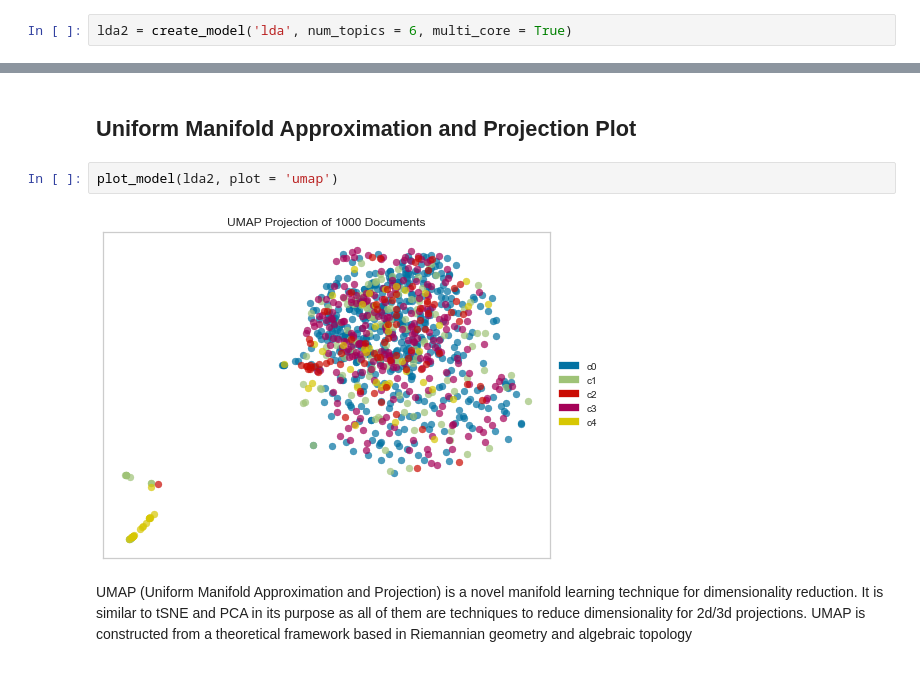
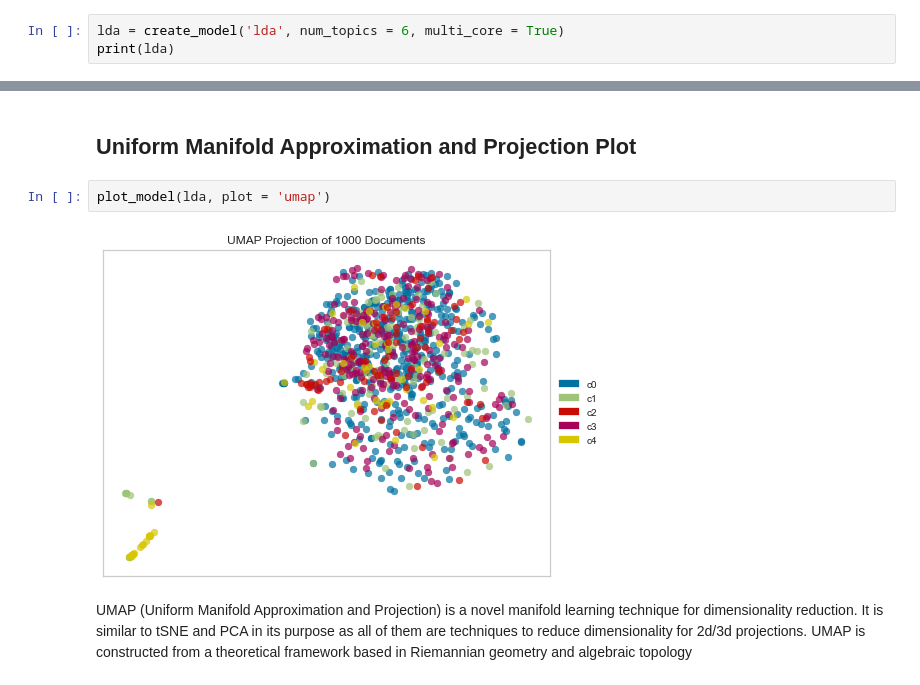
Before and after one commit to kirti-chaudhari/SpringBoard_DataScience_Career, a Jupyter notebook: CapstoneProject2/Capstone 2 - NLP.ipynb, the cells around one changed output, grey strips where cells are left out. Cells and saved outputs as stored; diff of their text form.

```diff
--- a/CapstoneProject2/Capstone 2 - NLP.ipynb
+++ b/CapstoneProject2/Capstone 2 - NLP.ipynb
@@ -264,4 +252,5 @@ LdaModel(num_terms=3668, num_topics=4, decay=0.5, chunksize=100)
 # %% [markdown]
 In below example, we will create LDA model with 6 topics and we will also set `multi_core` parameter to `True`. When `multi_core` is set to `True` Latent Dirichlet Allocation (LDA) uses all CPU cores to parallelize and speed up model training.
 # %%
-lda2 = create_model('lda', num_topics = 6, multi_core = True)
+lda = create_model('lda', num_topics = 6, multi_core = True)
+print(lda)
@@ -326,9 +313,9 @@ T-distributed Stochastic Neighbor Embedding (t-SNE) is a nonlinear dimensionalit
 # %% [markdown]
 ## Uniform Manifold Approximation and Projection Plot
 # %%
-plot_model(lda2, plot = 'umap')
+plot_model(lda, plot = 'umap')
 # %% [output]
-[figure, old version]
+[figure, new version]
 # %% [markdown]
 UMAP (Uniform Manifold Approximation and Projection) is a novel manifold learning technique for dimensionality reduction. It is similar to tSNE and PCA in its purpose as all of them are techniques to reduce dimensionality for 2d/3d projections. UMAP is constructed from a theoretical framework based in Riemannian geometry and algebraic topology
 # %% [markdown]
```
Also changed, not shown: parts of 59 cells of this notebook, 1 other file.
